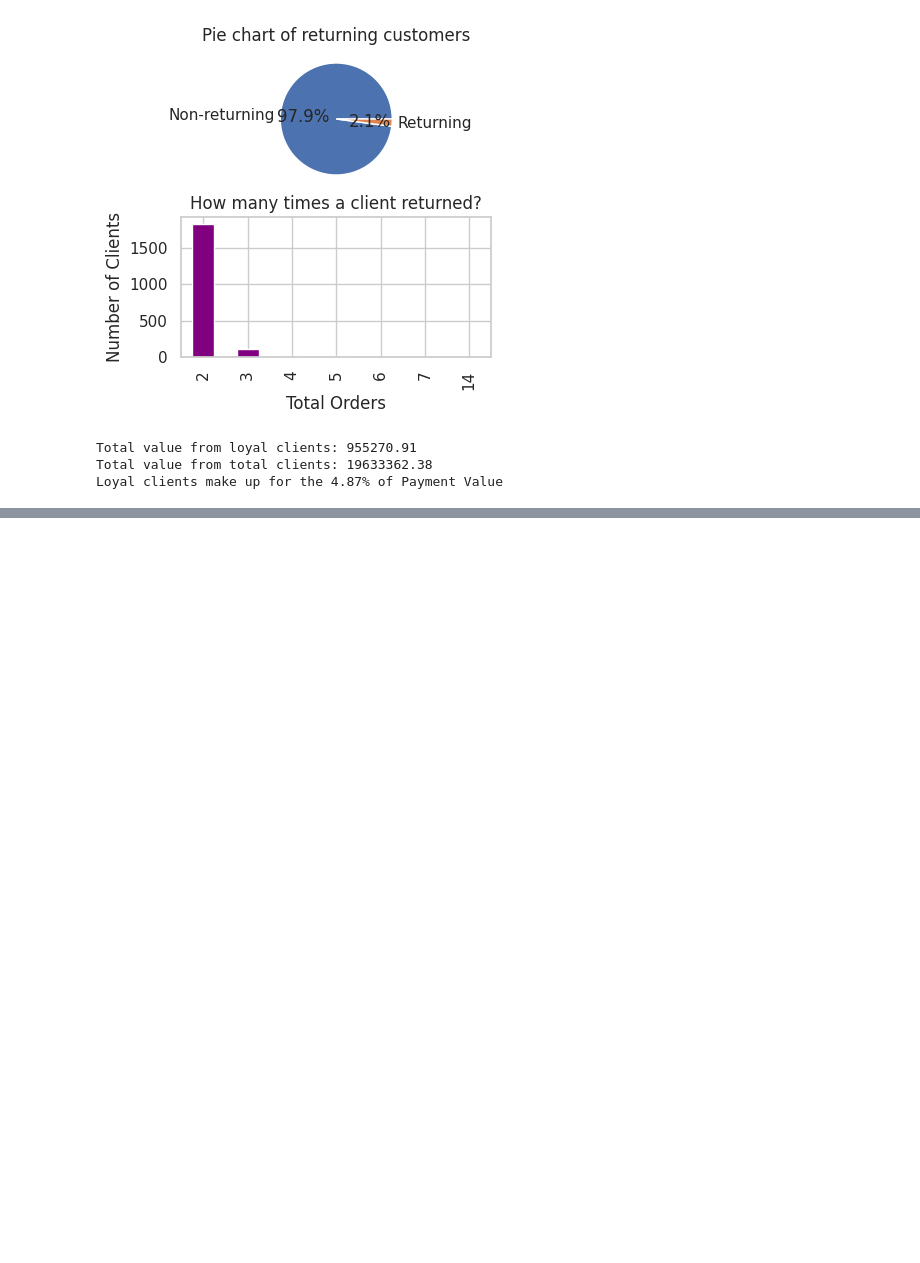
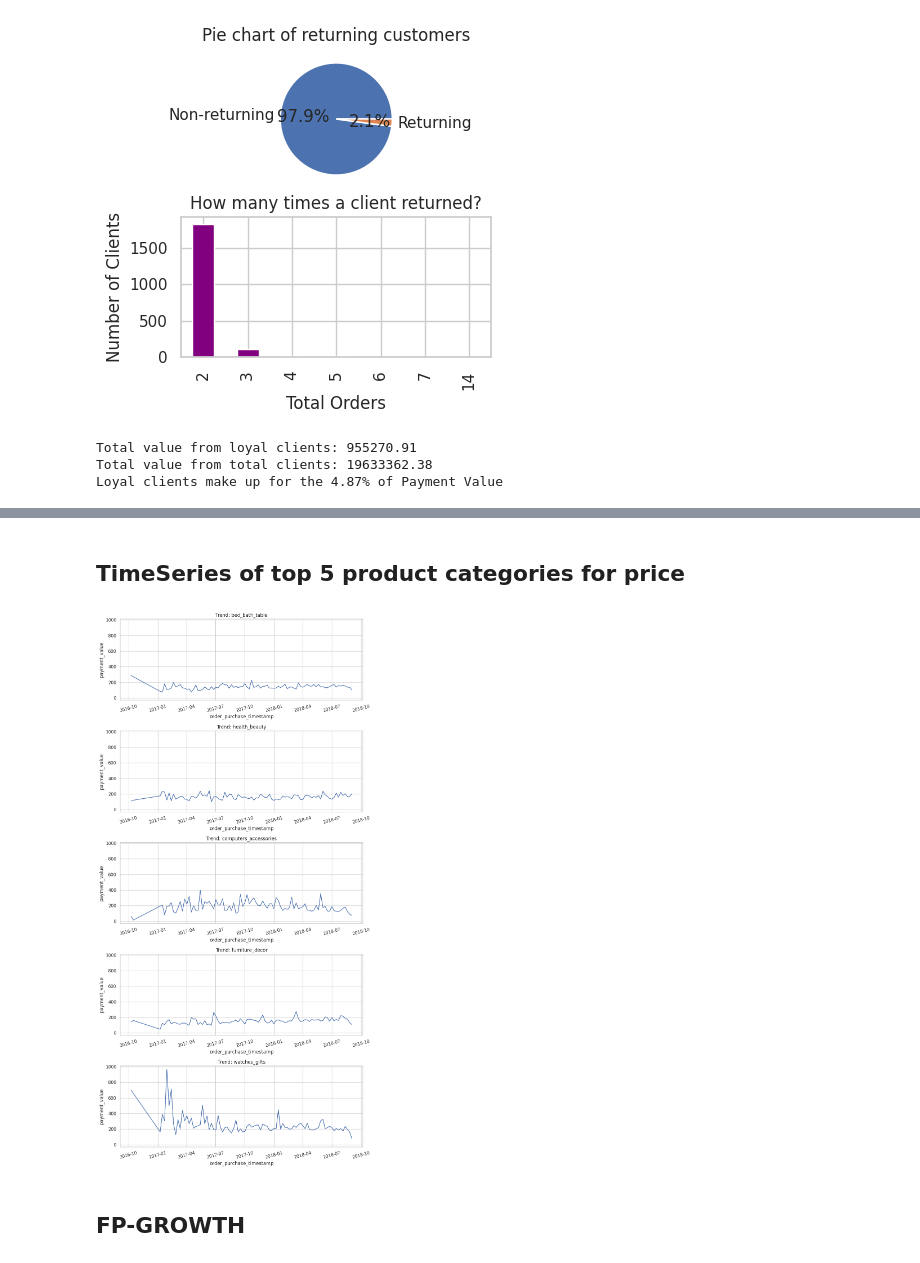
Before and after one commit to SaruboDev/Portfolio-Projects, a Jupyter notebook: Full-EDA/OlistAnalysis/eda_complete.ipynb, the cells around one changed output, grey strips where cells are left out. Drawn from its saved outputs; the diff is of its cells as text; code cells hidden in the pictures; blank space fills up the shorter version.

```diff
--- a/Full-EDA/OlistAnalysis/eda_complete.ipynb
+++ b/Full-EDA/OlistAnalysis/eda_complete.ipynb
@@ -239,0 +269,22 @@ Text(0.5, 0, 'Installments')
+# %% [markdown]
+## TimeSeries of top 5 product categories for price
+# %%
+top_categories = ["bed_bath_table", "health_beauty", "computers_accessories", "furniture_decor", "watches_gifts"]
+
+sns.set_theme(style="whitegrid")
+fig, ax = plt.subplots(5, 1, figsize = (10, 20), sharey = True)
+
+for idx, name in enumerate(top_categories):
+    category_times = df[df["product_category_name_english"] == name].reset_index()
+    df_category_times = category_times[["payment_value", "order_purchase_timestamp"]]
+    df_category_week = df_category_times.resample("W", on = "order_purchase_timestamp").mean()
+
+    # print graph
+    sns.lineplot(x = "order_purchase_timestamp", y = "payment_value", data = df_category_week, ax = ax[idx])
+    ax[idx].set_title(f"Trend: {name}")
+    ax[idx].tick_params(axis = "x", rotation = 15)
+plt.tight_layout()
+# %% [output]
+[figure, added]
+# %% [markdown]
+## FP-GROWTH
```
Also changed, not shown: parts of 33 cells of this notebook.
